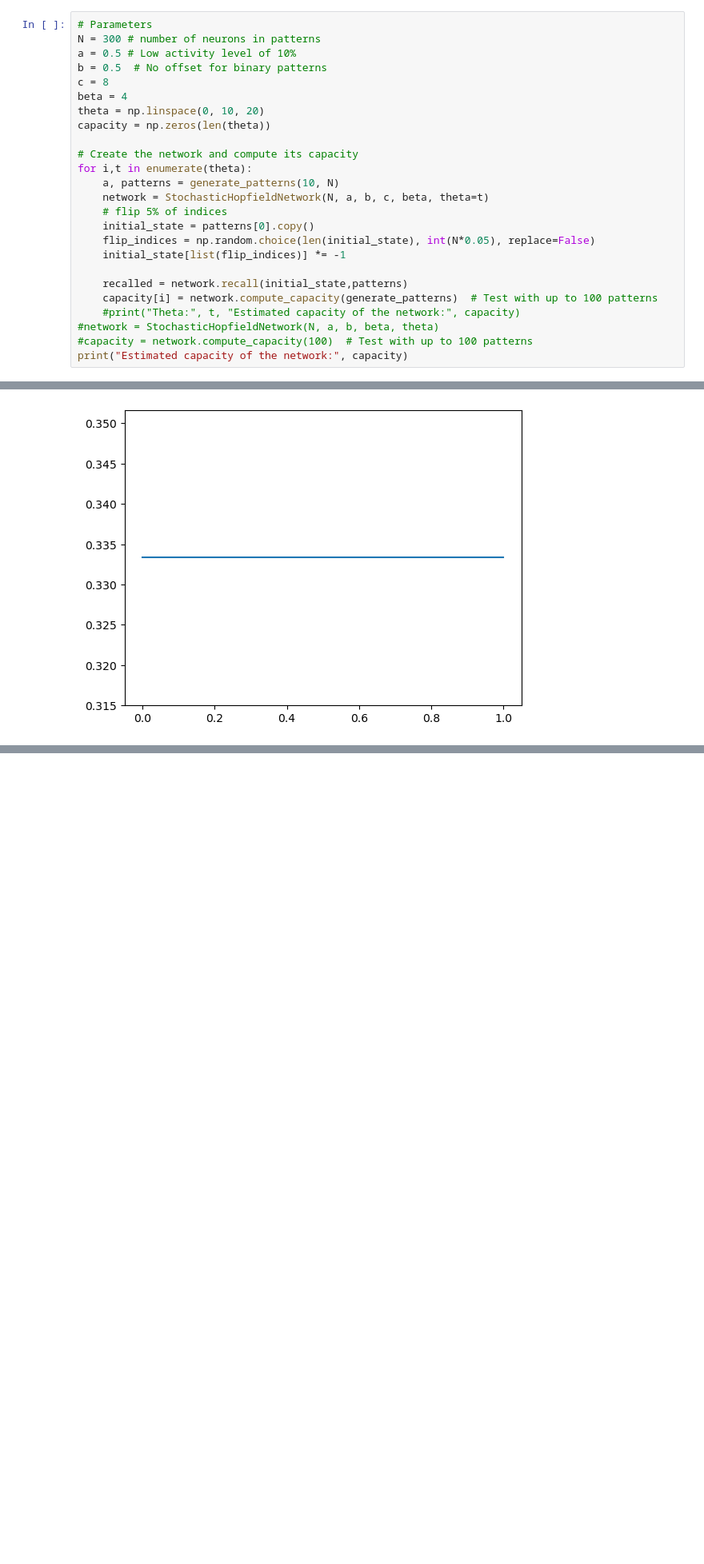
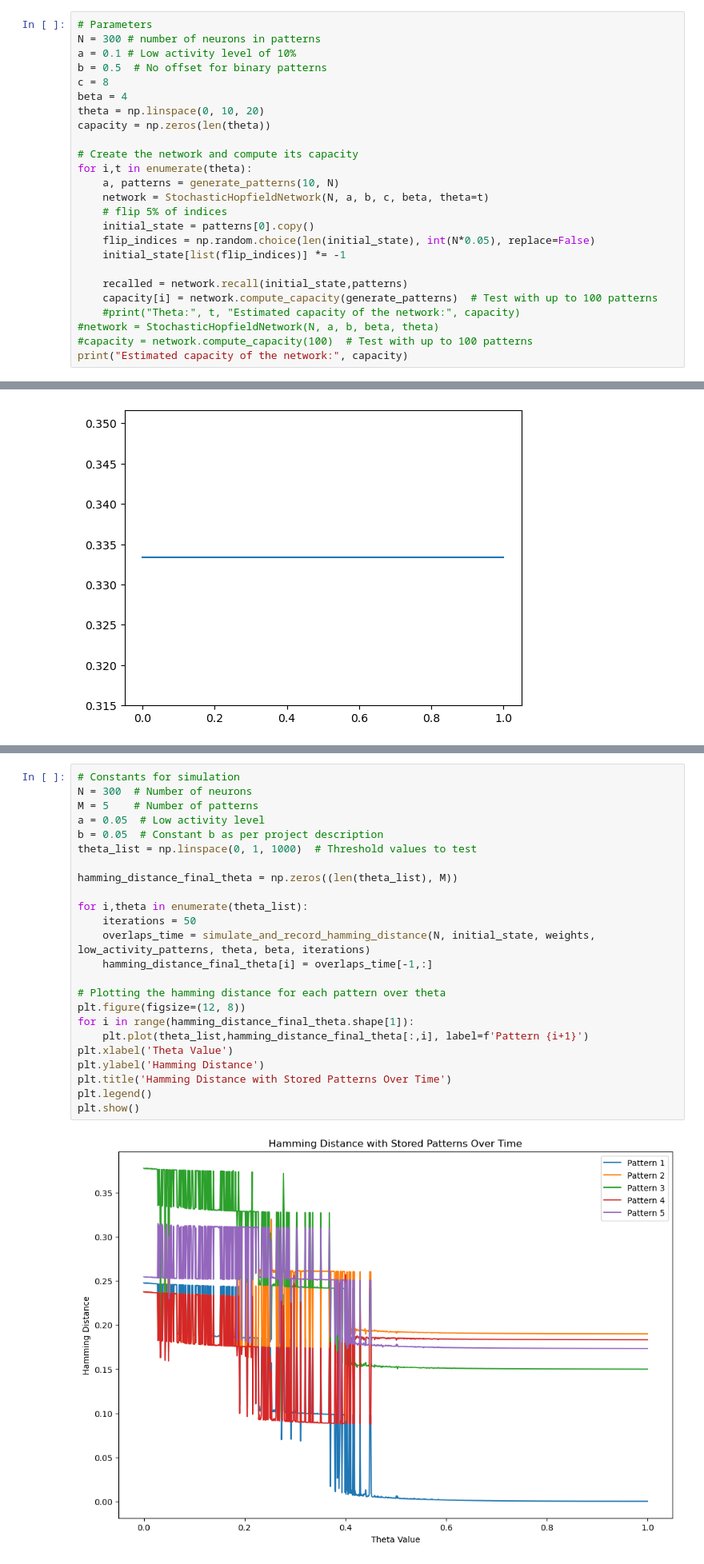
Before and after one commit to marindigen/nx-465-hopfield-networks, a Jupyter notebook: Mini-project-ex-2.ipynb, the cells around one changed output, grey strips where cells are left out. Shown at 80% size. Drawn from its saved outputs; the diff is of its cells as text; blank space fills up the shorter version.

```diff
--- a/Mini-project-ex-2.ipynb
+++ b/Mini-project-ex-2.ipynb
@@ -267,7 +256,7 @@ Estimated capacity of the network: 0.0
 # %%
 # Parameters
 N = 300 # number of neurons in patterns
-a = 0.5 # Low activity level of 10%
+a = 0.1 # Low activity level of 10%
 b = 0.5  # No offset for binary patterns
 c = 8
 beta = 4
@@ -299,0 +408,26 @@ plt.plot(theta, capacity)
+# %%
+# Constants for simulation
+N = 300  # Number of neurons
+M = 5    # Number of patterns
+a = 0.05  # Low activity level
+b = 0.05  # Constant b as per project description
+theta_list = np.linspace(0, 1, 1000)  # Threshold values to test
+
+hamming_distance_final_theta = np.zeros((len(theta_list), M))
+
+for i,theta in enumerate(theta_list):
+    iterations = 50
+    overlaps_time = simulate_and_record_hamming_distance(N, initial_state, weights, low_activity_patterns, theta, beta, iterations)
+    hamming_distance_final_theta[i] = overlaps_time[-1,:]
+
+# Plotting the hamming distance for each pattern over theta
+plt.figure(figsize=(12, 8))
+for i in range(hamming_distance_final_theta.shape[1]):
+    plt.plot(theta_list,hamming_distance_final_theta[:,i], label=f'Pattern {i+1}')
+plt.xlabel('Theta Value')
+plt.ylabel('Hamming Distance')
+plt.title('Hamming Distance with Stored Patterns Over Time')
+plt.legend()
+plt.show()
+# %% [output]
+[figure, added]
```
Also changed, not shown: parts of 5 cells of this notebook, 2 other files.
